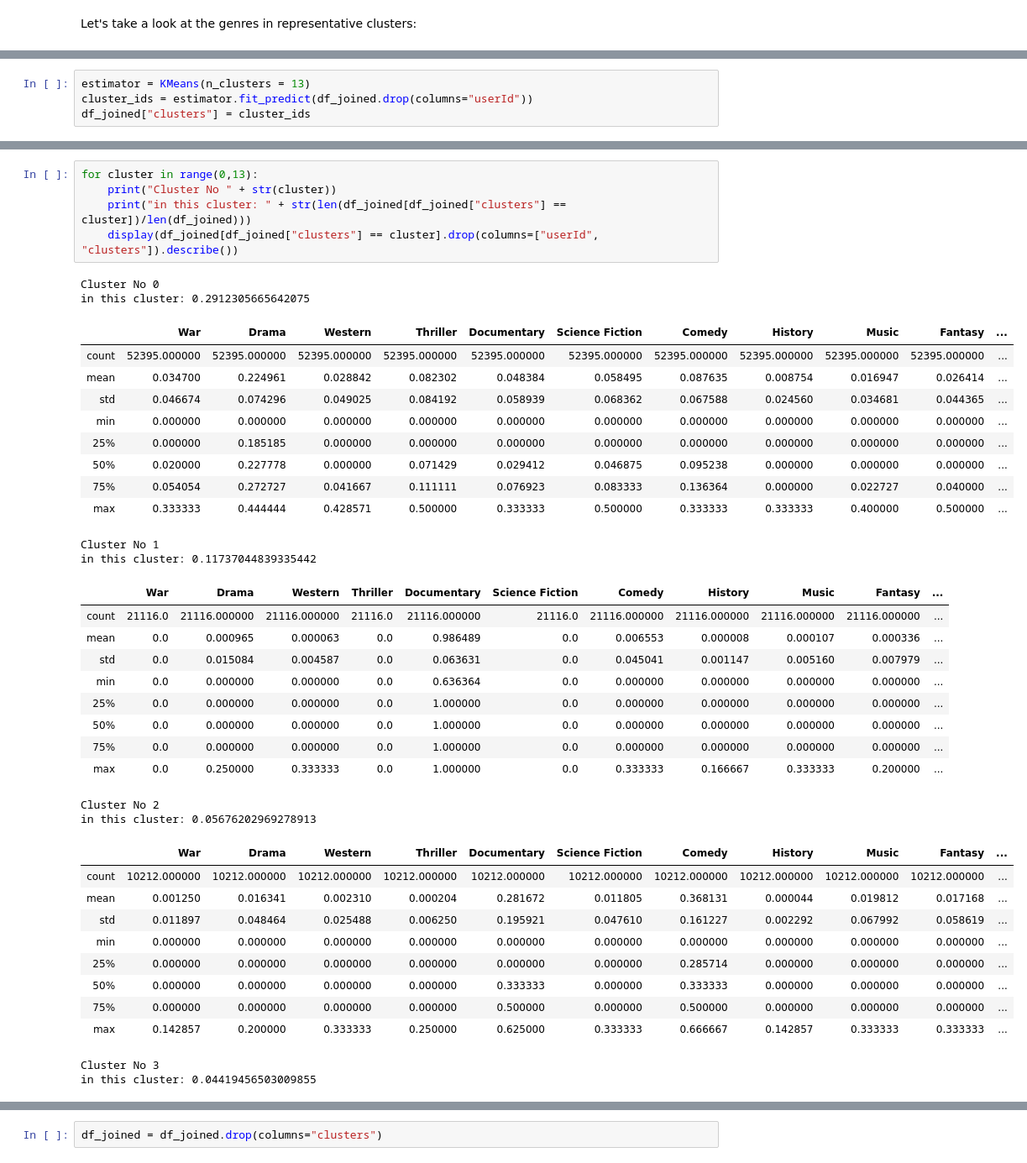
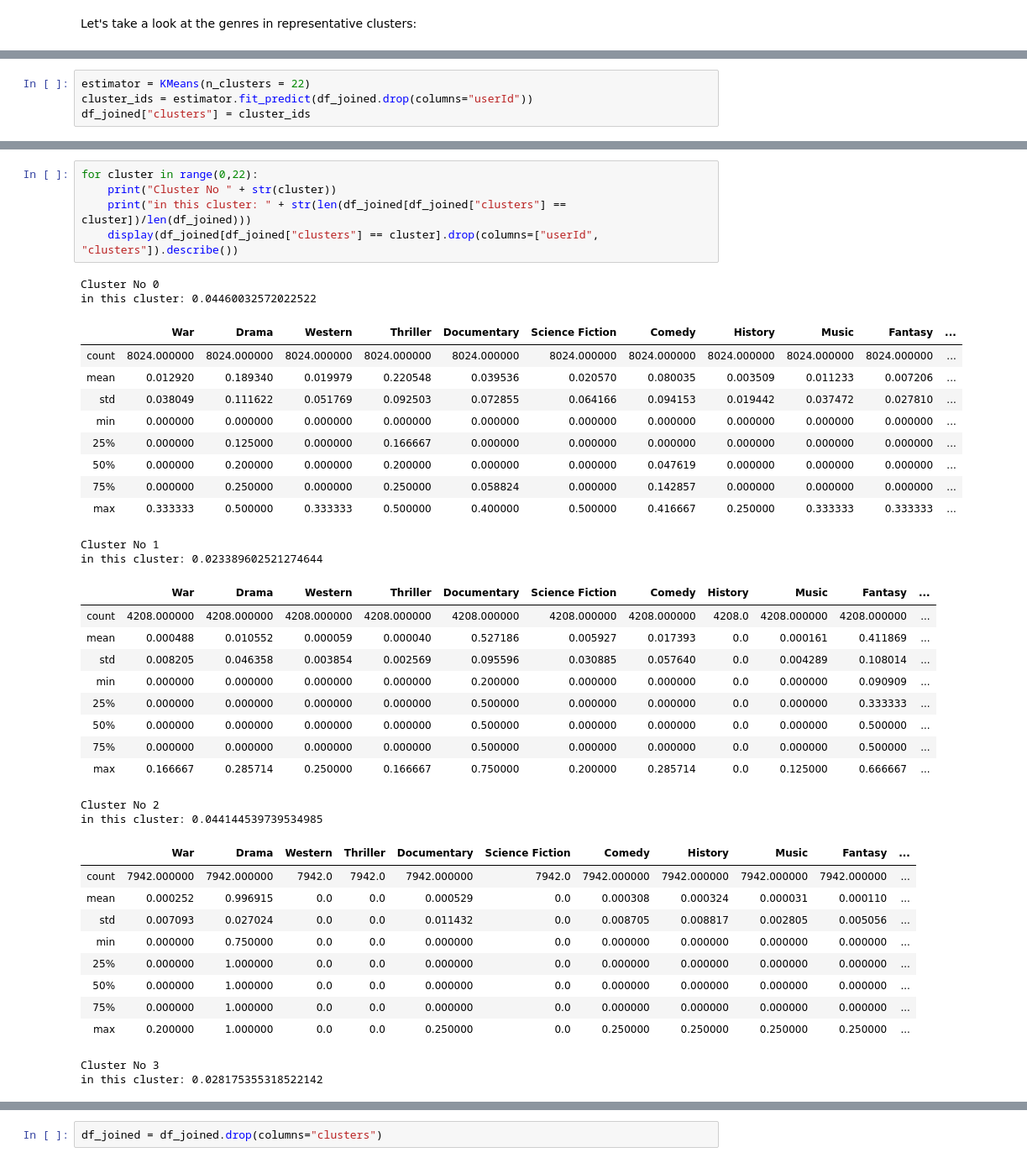
Before and after one commit to janapfeffer/DM_Project_MoviePrediction, a Jupyter notebook: ClusterExperiments.ipynb, the cells around one changed output, grey strips where cells are left out. Shown at 84% size. Cells and saved outputs as stored; diff of their text form.

```diff
--- a/ClusterExperiments.ipynb
+++ b/ClusterExperiments.ipynb
@@ -107,5 +115,5 @@ Let's take a look at the genres in representative clusters:
 # %%
-estimator = KMeans(n_clusters = 13)
+estimator = KMeans(n_clusters = 22)
 cluster_ids = estimator.fit_predict(df_joined.drop(columns="userId"))
 df_joined["clusters"] = cluster_ids
 # %%
@@ -122,42 +130,42 @@ plt.show()
 # %%
-for cluster in range(0,13):
+for cluster in range(0,22):
     print("Cluster No " + str(cluster))
     print("in this cluster: " + str(len(df_joined[df_joined["clusters"] == cluster])/len(df_joined)))
     display(df_joined[df_joined["clusters"] == cluster].drop(columns=["userId", "clusters"]).describe())
 # %% [output]
 Cluster No 0
-in this cluster: 0.2912305665642075
+in this cluster: 0.04460032572022522
 |  | War | Drama | Western | Thriller | Documentary | Science Fiction | Comedy | History | Music | Fantasy | ... |
-| count | 52395.000000 | 52395.000000 | 52395.000000 | 52395.000000 | 52395.000000 | 52395.000000 | 52395.000000 | 52395.000000 | 52395.000000 | 52395.000000 | ... |
-| mean | 0.034700 | 0.224961 | 0.028842 | 0.082302 | 0.048384 | 0.058495 | 0.087635 | 0.008754 | 0.016947 | 0.026414 | ... |
-| std | 0.046674 | 0.074296 | 0.049025 | 0.084192 | 0.058939 | 0.068362 | 0.067588 | 0.024560 | 0.034681 | 0.044365 | ... |
+| count | 8024.000000 | 8024.000000 | 8024.000000 | 8024.000000 | 8024.000000 | 8024.000000 | 8024.000000 | 8024.000000 | 8024.000000 | 8024.000000 | ... |
+| mean | 0.012920 | 0.189340 | 0.019979 | 0.220548 | 0.039536 | 0.020570 | 0.080035 | 0.003509 | 0.011233 | 0.007206 | ... |
+| std | 0.038049 | 0.111622 | 0.051769 | 0.092503 | 0.072855 | 0.064166 | 0.094153 | 0.019442 | 0.037472 | 0.027810 | ... |
 | min | 0.000000 | 0.000000 | 0.000000 | 0.000000 | 0.000000 | 0.000000 | 0.000000 | 0.000000 | 0.000000 | 0.000000 | ... |
-| 25% | 0.000000 | 0.185185 | 0.000000 | 0.000000 | 0.000000 | 0.000000 | 0.000000 | 0.000000 | 0.000000 | 0.000000 | ... |
-| 50% | 0.020000 | 0.227778 | 0.000000 | 0.071429 | 0.029412 | 0.046875 | 0.095238 | 0.000000 | 0.000000 | 0.000000 | ... |
-| 75% | 0.054054 | 0.272727 | 0.041667 | 0.111111 | 0.076923 | 0.083333 | 0.136364 | 0.000000 | 0.022727 | 0.040000 | ... |
-| max | 0.333333 | 0.444444 | 0.428571 | 0.500000 | 0.333333 | 0.500000 | 0.333333 | 0.333333 | 0.400000 | 0.500000 | ... |
+| 25% | 0.000000 | 0.125000 | 0.000000 | 0.166667 | 0.000000 | 0.000000 | 0.000000 | 0.000000 | 0.000000 | 0.000000 | ... |
+| 50% | 0.000000 | 0.200000 | 0.000000 | 0.200000 | 0.000000 | 0.000000 | 0.047619 | 0.000000 | 0.000000 | 0.000000 | ... |
+| 75% | 0.000000 | 0.250000 | 0.000000 | 0.250000 | 0.058824 | 0.000000 | 0.142857 | 0.000000 | 0.000000 | 0.000000 | ... |
+| max | 0.333333 | 0.500000 | 0.333333 | 0.500000 | 0.400000 | 0.500000 | 0.416667 | 0.250000 | 0.333333 | 0.333333 | ... |
 Cluster No 1
-in this cluster: 0.11737044839335442
+in this cluster: 0.023389602521274644
 |  | War | Drama | Western | Thriller | Documentary | Science Fiction | Comedy | History | Music | Fantasy | ... |
-| count | 21116.0 | 21116.000000 | 21116.000000 | 21116.0 | 21116.000000 | 21116.0 | 21116.000000 | 21116.000000 | 21116.000000 | 21116.000000 | ... |
-| mean | 0.0 | 0.000965 | 0.000063 | 0.0 | 0.986489 | 0.0 | 0.006553 | 0.000008 | 0.000107 | 0.000336 | ... |
-| std | 0.0 | 0.015084 | 0.004587 | 0.0 | 0.063631 | 0.0 | 0.045041 | 0.001147 | 0.005160 | 0.007979 | ... |
-| min | 0.0 | 0.000000 | 0.000000 | 0.0 | 0.636364 | 0.0 | 0.000000 | 0.000000 | 0.000000 | 0.000000 | ... |
-| 25% | 0.0 | 0.000000 | 0.000000 | 0.0 | 1.000000 | 0.0 | 0.000000 | 0.000000 | 0.000000 | 0.000000 | ... |
-| 50% | 0.0 | 0.000000 | 0.000000 | 0.0 | 1.000000 | 0.0 | 0.000000 | 0.000000 | 0.000000 | 0.000000 | ... |
-| 75% | 0.0 | 0.000000 | 0.000000 | 0.0 | 1.000000 | 0.0 | 0.000000 | 0.000000 | 0.000000 | 0.000000 | ... |
-| max | 0.0 | 0.250000 | 0.333333 | 0.0 | 1.000000 | 0.0 | 0.333333 | 0.166667 | 0.333333 | 0.200000 | ... |
+| count | 4208.000000 | 4208.000000 | 4208.000000 | 4208.000000 | 4208.000000 | 4208.000000 | 4208.000000 | 4208.0 | 4208.000000 | 4208.000000 | ... |
+| mean | 0.000488 | 0.010552 | 0.000059 | 0.000040 | 0.527186 | 0.005927 | 0.017393 | 0.0 | 0.000161 | 0.411869 | ... |
+| std | 0.008205 | 0.046358 | 0.003854 | 0.002569 | 0.095596 | 0.030885 | 0.057640 | 0.0 | 0.004289 | 0.108014 | ... |
+| min | 0.000000 | 0.000000 | 0.000000 | 0.000000 | 0.200000 | 0.000000 | 0.000000 | 0.0 | 0.000000 | 0.090909 | ... |
+| 25% | 0.000000 | 0.000000 | 0.000000 | 0.000000 | 0.500000 | 0.000000 | 0.000000 | 0.0 | 0.000000 | 0.333333 | ... |
+| 50% | 0.000000 | 0.000000 | 0.000000 | 0.000000 | 0.500000 | 0.000000 | 0.000000 | 0.0 | 0.000000 | 0.500000 | ... |
+| 75% | 0.000000 | 0.000000 | 0.000000 | 0.000000 | 0.500000 | 0.000000 | 0.000000 | 0.0 | 0.000000 | 0.500000 | ... |
+| max | 0.166667 | 0.285714 | 0.250000 | 0.166667 | 0.750000 | 0.200000 | 0.285714 | 0.0 | 0.125000 | 0.666667 | ... |
 Cluster No 2
-in this cluster: 0.05676202969278913
+in this cluster: 0.044144539739534985
 |  | War | Drama | Western | Thriller | Documentary | Science Fiction | Comedy | History | Music | Fantasy | ... |
-| count | 10212.000000 | 10212.000000 | 10212.000000 | 10212.000000 | 10212.000000 | 10212.000000 | 10212.000000 | 10212.000000 | 10212.000000 | 10212.000000 | ... |
-| mean | 0.001250 | 0.016341 | 0.002310 | 0.000204 | 0.281672 | 0.011805 | 0.368131 | 0.000044 | 0.019812 | 0.017168 | ... |
-| std | 0.011897 | 0.048464 | 0.025488 | 0.006250 | 0.195921 | 0.047610 | 0.161227 | 0.002292 | 0.067992 | 0.058619 | ... |
-| min | 0.000000 | 0.000000 | 0.000000 | 0.000000 | 0.000000 | 0.000000 | 0.000000 | 0.000000 | 0.000000 | 0.000000 | ... |
-| 25% | 0.000000 | 0.000000 | 0.000000 | 0.000000 | 0.000000 | 0.000000 | 0.285714 | 0.000000 | 0.000000 | 0.000000 | ... |
-| 50% | 0.000000 | 0.000000 | 0.000000 | 0.000000 | 0.333333 | 0.000000 | 0.333333 | 0.000000 | 0.000000 | 0.000000 | ... |
-| 75% | 0.000000 | 0.000000 | 0.000000 | 0.000000 | 0.500000 | 0.000000 | 0.500000 | 0.000000 | 0.000000 | 0.000000 | ... |
-| max | 0.142857 | 0.200000 | 0.333333 | 0.250000 | 0.625000 | 0.333333 | 0.666667 | 0.142857 | 0.333333 | 0.333333 | ... |
+| count | 7942.000000 | 7942.000000 | 7942.0 | 7942.0 | 7942.000000 | 7942.0 | 7942.000000 | 7942.000000 | 7942.000000 | 7942.000000 | ... |
+| mean | 0.000252 | 0.996915 | 0.0 | 0.0 | 0.000529 | 0.0 | 0.000308 | 0.000324 | 0.000031 | 0.000110 | ... |
+| std | 0.007093 | 0.027024 | 0.0 | 0.0 | 0.011432 | 0.0 | 0.008705 | 0.008817 | 0.002805 | 0.005056 | ... |
+| min | 0.000000 | 0.750000 | 0.0 | 0.0 | 0.000000 | 0.0 | 0.000000 | 0.000000 | 0.000000 | 0.000000 | ... |
+| 25% | 0.000000 | 1.000000 | 0.0 | 0.0 | 0.000000 | 0.0 | 0.000000 | 0.000000 | 0.000000 | 0.000000 | ... |
+| 50% | 0.000000 | 1.000000 | 0.0 | 0.0 | 0.000000 | 0.0 | 0.000000 | 0.000000 | 0.000000 | 0.000000 | ... |
+| 75% | 0.000000 | 1.000000 | 0.0 | 0.0 | 0.000000 | 0.0 | 0.000000 | 0.000000 | 0.000000 | 0.000000 | ... |
+| max | 0.200000 | 1.000000 | 0.0 | 0.0 | 0.250000 | 0.0 | 0.250000 | 0.250000 | 0.250000 | 0.250000 | ... |
 Cluster No 3
-in this cluster: 0.04419456503009855
+in this cluster: 0.028175355318522142
 |  | War | Drama | Western | Thriller | Documentary | Science Fiction | Comedy | History | Music | Fantasy | ... |
```
Also changed, not shown: parts of 12 cells of this notebook, 2 other files.
